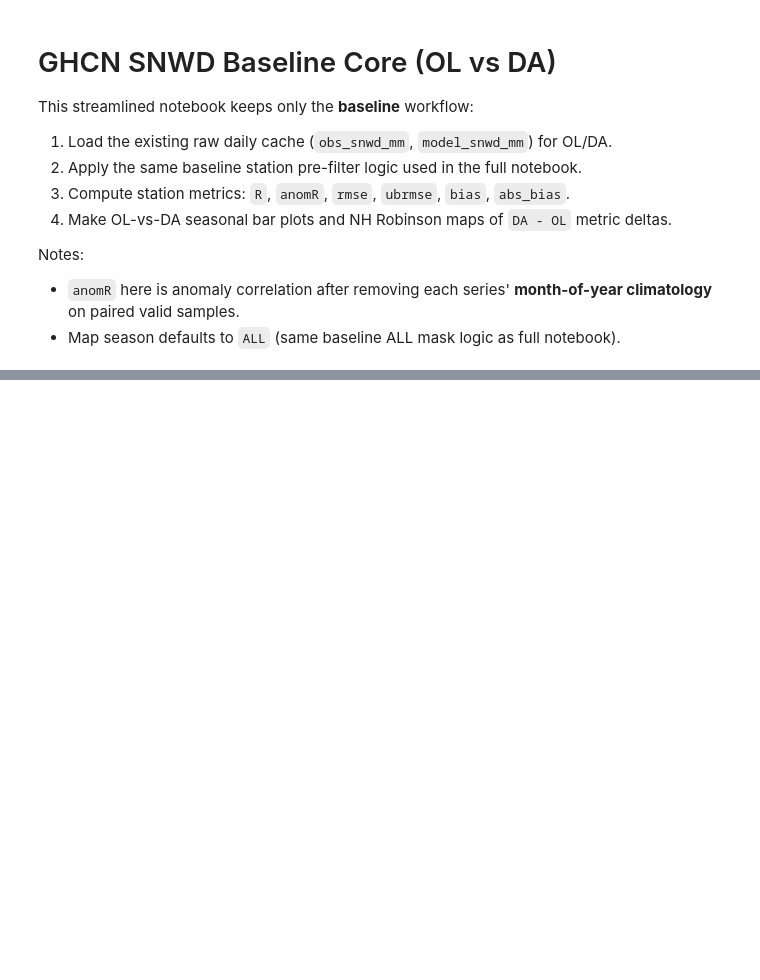
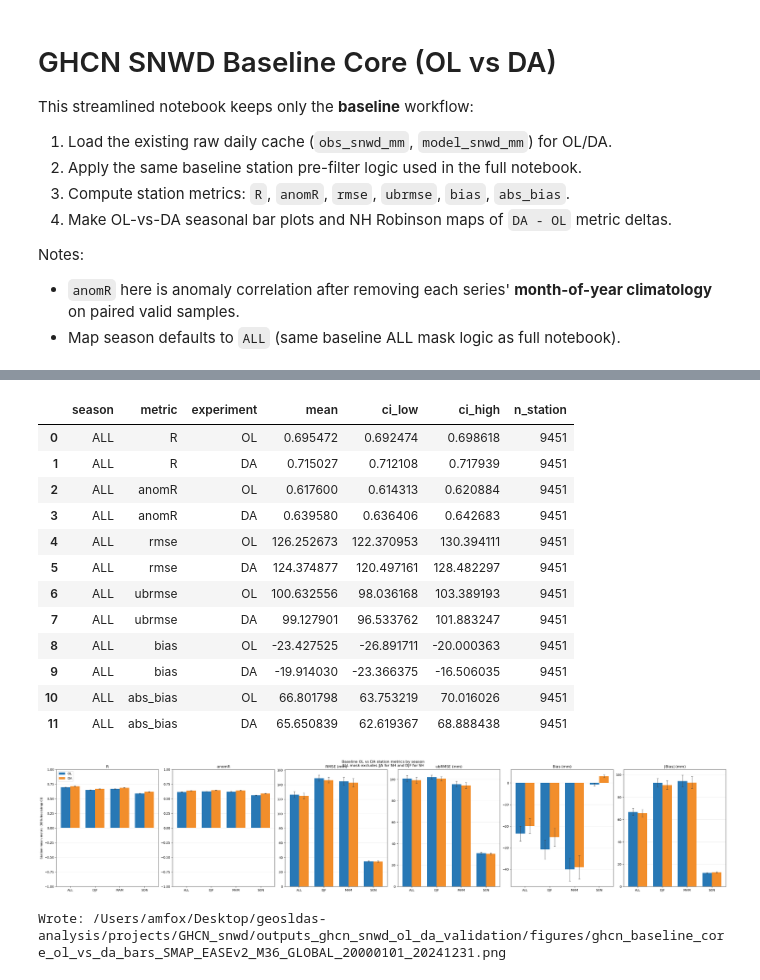
Before and after one commit to amfox37/geosldas-analysis, a Jupyter notebook: projects/GHCN_snwd/notebooks/ghcn_snwd_daily_seasonal_ol_da_snwd_baseline_basic.ipynb, the cells around one changed output, grey strips where cells are left out. Cells and saved outputs as stored; diff of their text form; code cells hidden in the pictures; blank space fills up the shorter version.

Commit message:
Update baseline GHCN notebook: auto local/discover path resolution and add signed bias plots

```diff
--- a/projects/GHCN_snwd/notebooks/ghcn_snwd_daily_seasonal_ol_da_snwd_baseline_basic.ipynb
+++ b/projects/GHCN_snwd/notebooks/ghcn_snwd_daily_seasonal_ol_da_snwd_baseline_basic.ipynb
@@ -65,12 +65,15 @@ EXP_OL = 'OL'
 EXP_DA = 'DA'
 
 # Notebook-local path overrides (edit these directly for other systems).
-GEOSLDAS_ANALYSIS_ROOT = Path('/discover/nobackup/projects/land_da/geosldas-analysis')
-GEOSLDAS_IO_DIR = None  # e.g., Path('/path/to/common/python/io')
-GHCN_SNWD_BUILD_OUTDIR_OVERRIDE = Path('/discover/nobackup/projects/land_da/geosldas-analysis/ghcn_snwd_build/output')
-GHCN_SNWD_OUTPUT_DIR = None  # e.g., Path('/path/to/write/outputs')
+GEOSLDAS_ANALYSIS_ROOT = None  # auto-detect from cwd; fallback to Discover path below
+GEOSLDAS_IO_DIR = None  # optional explicit override, e.g., Path('/path/to/common/python/io')
+GHCN_SNWD_BUILD_OUTDIR_OVERRIDE = None  # auto from repo root; fallback to Discover path below
+GHCN_SNWD_OUTPUT_DIR = None  # default: <repo>/projects/GHCN_snwd/outputs_ghcn_snwd_ol_da_validation
 GHCN_SNWD_OL_RUN_ROOT = Path('/discover/nobackup/projects/land_da/M21C_land_sweeper/LS_OLv8_M36_v2/LS_OLv8_M36')
 GHCN_SNWD_DA_RUN_ROOT = Path('/discover/nobackup/projects/land_da/M21C_land_sweeper/LS_DAv8_M36_v3/LS_DAv8_M36')
+
+DISCOVER_REPO_ROOT = Path('/discover/nobackup/projects/land_da/geosldas-analysis')
+DISCOVER_GHCN_BUILD_OUTDIR = DISCOVER_REPO_ROOT / 'ghcn_snwd_build' / 'output'
 
 EXPERIMENTS = {
     'OL': {
@@ -106,12 +109,17 @@ def _find_repo_root_from_cwd() -> Optional[Path]:
     return None
 
 
-# Resolve REPO_ROOT.
+# Resolve REPO_ROOT (prefer explicit override, then cwd auto-detect, then Discover fallback).
 if GEOSLDAS_ANALYSIS_ROOT is not None:
     REPO_ROOT = Path(GEOSLDAS_ANALYSIS_ROOT).expanduser().resolve()
 else:
     _rr = _find_repo_root_from_cwd()
-    REPO_ROOT = _rr if _rr is not None else None
+    if _rr is not None:
+        REPO_ROOT = _rr
+    elif DISCOVER_REPO_ROOT.exists() and (DISCOVER_REPO_ROOT / 'common/python/io/read_GEOSldas.py').exists():
+        REPO_ROOT = DISCOVER_REPO_ROOT
+    else:
+        REPO_ROOT = None
 
 # Resolve read_GEOSldas import directory.
 if GEOSLDAS_IO_DIR is not None:
@@ -136,12 +144,13 @@ if REPO_ROOT is not None and (REPO_ROOT / 'projects' / 'GHCN_snwd').exists():
 else:
     PROJECT_ROOT = Path.cwd().resolve()
 
-if GHCN_SNWD_OUTPUT_DIR is None:
-    raise ValueError(
-        "Set GHCN_SNWD_OUTPUT_DIR in this cell (e.g., Path('/path/to/write/outputs'))."
-    )
+if GHCN_SNWD_OUTPUT_DIR is not None:
+    OUTPUT_DIR = Path(GHCN_SNWD_OUTPUT_DIR).expanduser().resolve()
+elif REPO_ROOT is not None and (REPO_ROOT / 'projects' / 'GHCN_snwd').exists():
+    OUTPUT_DIR = (REPO_ROOT / 'projects' / 'GHCN_snwd' / 'outputs_ghcn_snwd_ol_da_validation').resolve()
+else:
+    OUTPUT_DIR = (PROJECT_ROOT / 'outputs_ghcn_snwd_ol_da_validation').resolve()
 
-OUTPUT_DIR = Path(GHCN_SNWD_OUTPUT_DIR).expanduser().resolve()
 OUTPUT_DIR.mkdir(parents=True, exist_ok=True)
 FIG_DIR = OUTPUT_DIR / 'figures'
 FIG_DIR.mkdir(parents=True, exist_ok=True)
@@ -151,6 +160,8 @@ if GHCN_SNWD_BUILD_OUTDIR_OVERRIDE is not None:
     GHCN_BUILD_OUTDIR = Path(GHCN_SNWD_BUILD_OUTDIR_OVERRIDE).expanduser().resolve()
 elif REPO_ROOT is not None:
     GHCN_BUILD_OUTDIR = (REPO_ROOT / 'ghcn_snwd_build' / 'output').resolve()
+elif DISCOVER_GHCN_BUILD_OUTDIR.exists():
+    GHCN_BUILD_OUTDIR = DISCOVER_GHCN_BUILD_OUTDIR.resolve()
 else:
     GHCN_BUILD_OUTDIR = (PROJECT_ROOT / 'ghcn_snwd_build' / 'output').resolve()
 
@@ -1151,11 +1219,12 @@ display(domain_metrics_df.sort_values(['experiment', 'season']).head(10))
 # %%
-# --- Baseline bar plots: OL vs DA for R, anomR, rmse, ubrmse, |bias| ---
-metrics = ['R', 'anomR', 'rmse', 'ubrmse', 'abs_bias']
+# --- Baseline bar plots: OL vs DA for R, anomR, rmse, ubrmse, bias, |bias| ---
+metrics = ['R', 'anomR', 'rmse', 'ubrmse', 'bias', 'abs_bias']
 metric_label = {
     'R': 'R',
     'anomR': 'anomR',
     'rmse': 'RMSE (mm)',
     'ubrmse': 'ubRMSE (mm)',
+    'bias': 'Bias (mm)',
     'abs_bias': '|Bias| (mm)',
 }
 
@@ -1182,7 +1251,7 @@ for season_key in SEASONS_PLOT:
 bar_df = pd.DataFrame(rows)
 display(bar_df.head(12))
 
-fig, axes = plt.subplots(1, len(metrics), figsize=(26, 5.8), sharex=True, constrained_layout=True)
+fig, axes = plt.subplots(1, len(metrics), figsize=(31, 5.8), sharex=True, constrained_layout=True)
 if len(metrics) == 1:
     axes = [axes]
 
@@ -1210,33 +1279,49 @@ for ax, metric in zip(axes, metrics):
 
     ax.bar(x - w / 2, y_ol, width=w, color='#2878B5', label=EXP_OL,
            yerr=np.where(np.isfinite(yerr_ol), yerr_ol, np.nan), capsize=3,
            error_kw={'elinewidth': 0.9, 'ecolor': '0.25'})
     ax.bar(x + w / 2, y_da, width=w, color='#F28E2B', label=EXP_DA,
            yerr=np.where(np.isfinite(yerr_da), yerr_da, np.nan), capsize=3,
            error_kw={'elinewidth': 0.9, 'ecolor': '0.25'})
 
     ax.set_xticks(x)
     ax.set_xticklabels(SEASONS_PLOT)
     ax.set_title(metric_label[metric])
     ax.grid(axis='y', alpha=0.25)
     ax.set_axisbelow(True)
 
     if metric in ['R', 'anomR']:
         ax.set_ylim(-1.0, 1.0)
 
 axes[0].set_ylabel('Station-mean metric (95% bootstrap CI)')
 axes[0].legend(loc='upper left')
 
 fig.suptitle(
     'Baseline OL vs DA station metrics by season\n'
     + 'ALL mask excludes JJA for NH and DJF for SH',
     y=1.03,
 )
 
 bar_fig = FIG_DIR / f'ghcn_baseline_core_ol_vs_da_bars_{cache_tag}.png'
 fig.savefig(bar_fig, dpi=220, bbox_inches='tight')
 plt.show()
 print(f'Wrote: {bar_fig}')
+# %% [output]
+|  | season | metric | experiment | mean | ci_low | ci_high | n_station |
+| 0 | ALL | R | OL | 0.695472 | 0.692474 | 0.698618 | 9451 |
+| 1 | ALL | R | DA | 0.715027 | 0.712108 | 0.717939 | 9451 |
+| 2 | ALL | anomR | OL | 0.617600 | 0.614313 | 0.620884 | 9451 |
+| 3 | ALL | anomR | DA | 0.639580 | 0.636406 | 0.642683 | 9451 |
+| 4 | ALL | rmse | OL | 126.252673 | 122.370953 | 130.394111 | 9451 |
+| 5 | ALL | rmse | DA | 124.374877 | 120.497161 | 128.482297 | 9451 |
+| 6 | ALL | ubrmse | OL | 100.632556 | 98.036168 | 103.389193 | 9451 |
+| 7 | ALL | ubrmse | DA | 99.127901 | 96.533762 | 101.883247 | 9451 |
+| 8 | ALL | bias | OL | -23.427525 | -26.891711 | -20.000363 | 9451 |
+| 9 | ALL | bias | DA | -19.914030 | -23.366375 | -16.506035 | 9451 |
+| 10 | ALL | abs_bias | OL | 66.801798 | 63.753219 | 70.016026 | 9451 |
+| 11 | ALL | abs_bias | DA | 65.650839 | 62.619367 | 68.888438 | 9451 |
+[figure, added]
+Wrote: /Users/amfox/Desktop/geosldas-analysis/projects/GHCN_snwd/outputs_ghcn_snwd_ol_da_validation/figures/ghcn_baseline_core_ol_vs_da_bars_SMAP_EASEv2_M36_GLOBAL_20000101_20241231.png
 # %%
 # --- NH Robinson maps: DA - OL deltas for baseline metrics ---
 import cartopy.crs as ccrs
```
Also changed, not shown: parts of 4 cells of this notebook.
